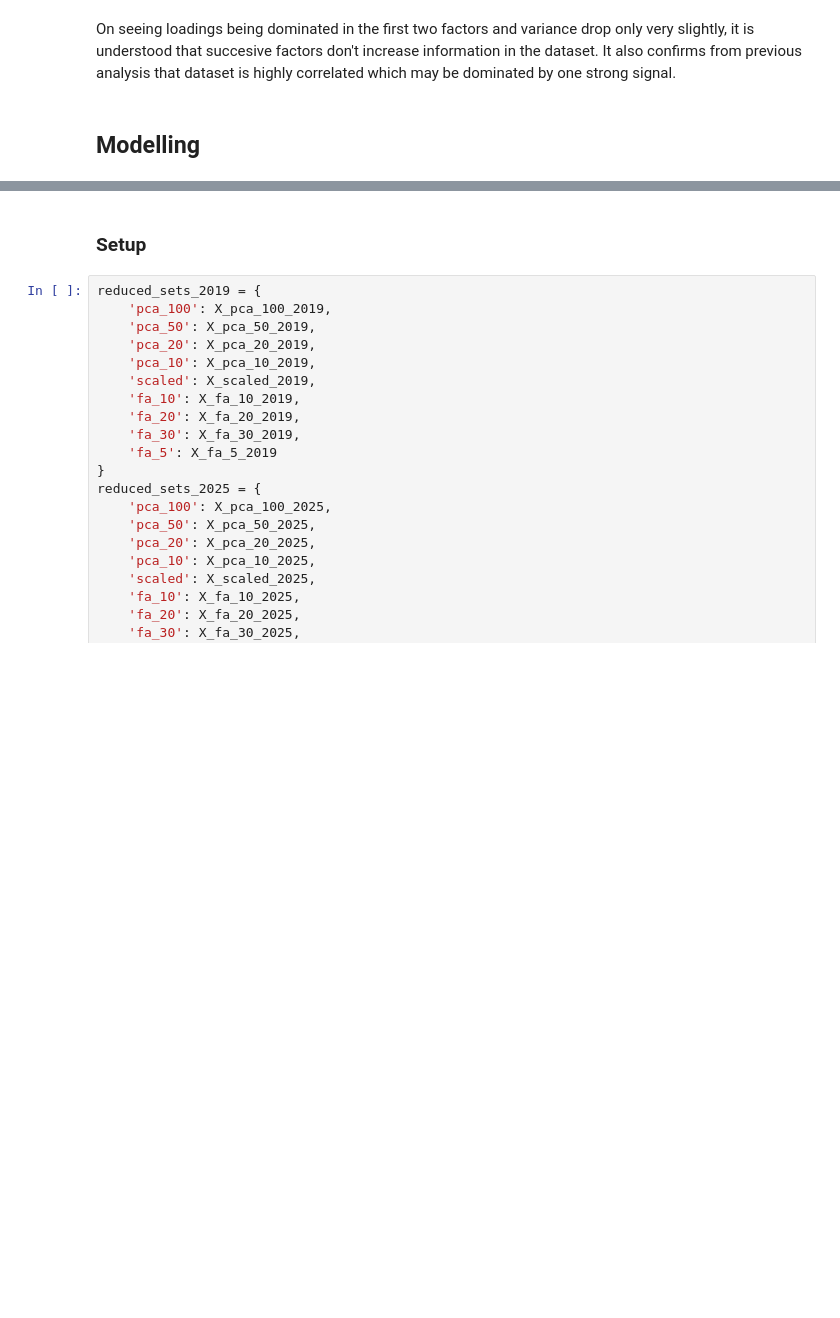
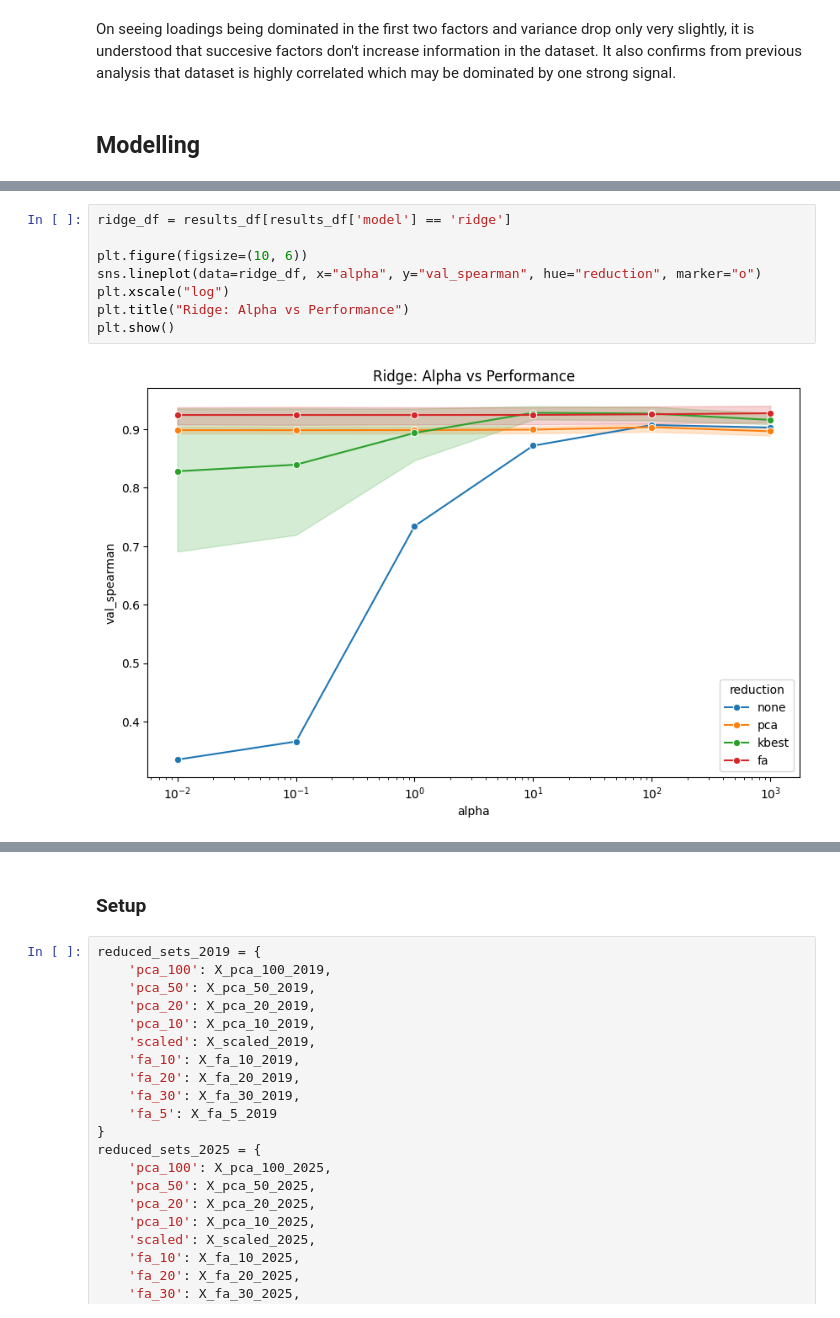
Before and after one commit to DanielSeanBrown/deprivation-experiments, a Jupyter notebook: 2019 to 2025 exo/new_snapshots_test.ipynb, the cells around one changed output, grey strips where cells are left out. Drawn from its saved outputs; the diff is of its cells as text; blank space fills up the shorter version.

```diff
--- a/2019 to 2025 exo/new_snapshots_test.ipynb
+++ b/2019 to 2025 exo/new_snapshots_test.ipynb
@@ -450,0 +626,10 @@ On seeing loadings being dominated in the first two factors and variance drop on
+# %%
+ridge_df = results_df[results_df['model'] == 'ridge']
+
+plt.figure(figsize=(10, 6))
+sns.lineplot(data=ridge_df, x="alpha", y="val_spearman", hue="reduction", marker="o")
+plt.xscale("log")
+plt.title("Ridge: Alpha vs Performance")
+plt.show()
+# %% [output]
+[figure, added]
```
Also changed, not shown: parts of 21 cells of this notebook, 1 other file.
